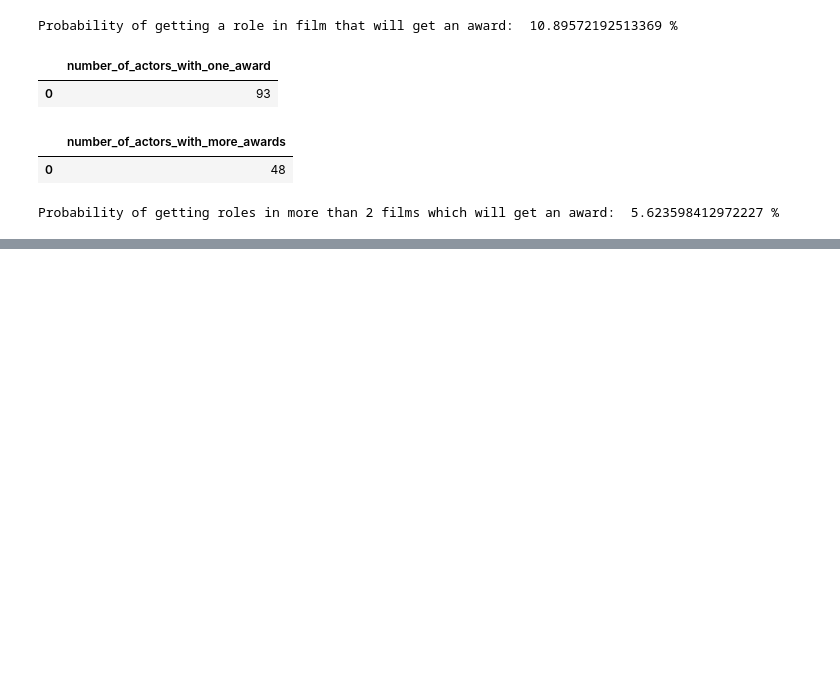
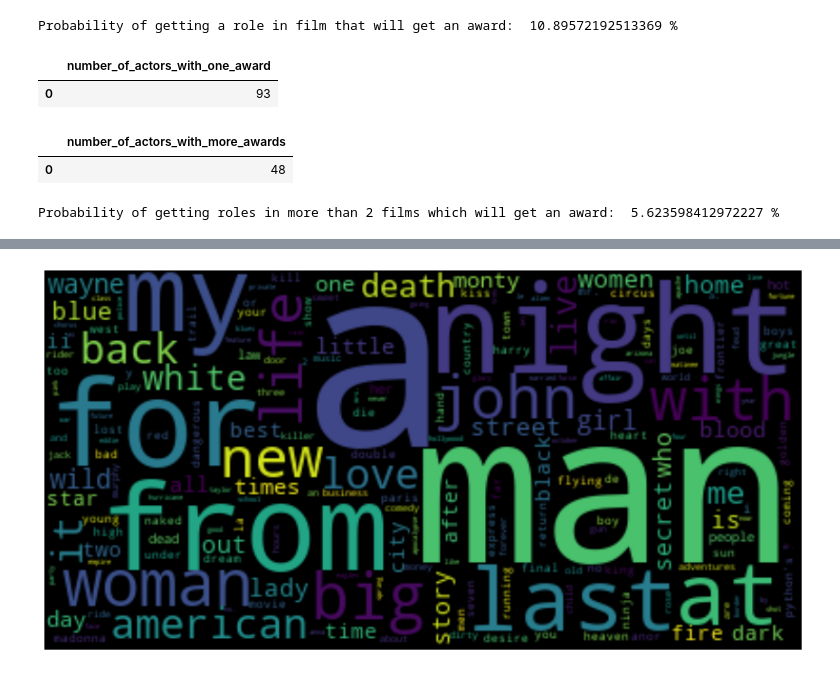
Before and after one commit to KKDD41/OlympicGamesDB_SQL_analysis, a Jupyter notebook: SQL_FilmsAnalysis_Milestone2.ipynb, the cells around one changed output, grey strips where cells are left out. Cells and saved outputs as stored; diff of their text form; code cells hidden in the pictures; blank space fills up the shorter version.

```diff
--- a/SQL_FilmsAnalysis_Milestone2.ipynb
+++ b/SQL_FilmsAnalysis_Milestone2.ipynb
@@ -346 +427,28 @@ Probability of getting roles in more than 2 films which will get an award:  5.62
+# %%
+from wordcloud import WordCloud
+from collections import Counter
+
+
+def split_name(temp):
+    temp = temp.lower()
+    temp = temp.replace(' a ', ' ').replace(',', '').replace('of', '').replace('the', '').replace('&', '').replace('in ', '').replace('to ', '').replace('on ', '')
+    temp = temp.split(' ')
+    if len(temp) > 1:
+        result = ' '.join(temp)
+        return result
+    else:
+        return temp[0]
+
+
+text = ' '.join([split_name(x) for x in pysqldf('''SELECT Title
+                                                   FROM db
+                                                   GROUP BY Title;''')['Title']])
+text = text.split()
+wordDict = Counter(text)
+word_cloud = WordCloud().generate_from_frequencies(wordDict)
+plt.imshow(word_cloud, interpolation='bilinear')
+plt.axis('off')
+plt.show()
+# %% [output]
+[figure, added]
 # %% [markdown]
```
Also changed, not shown: parts of 9 cells of this notebook.
